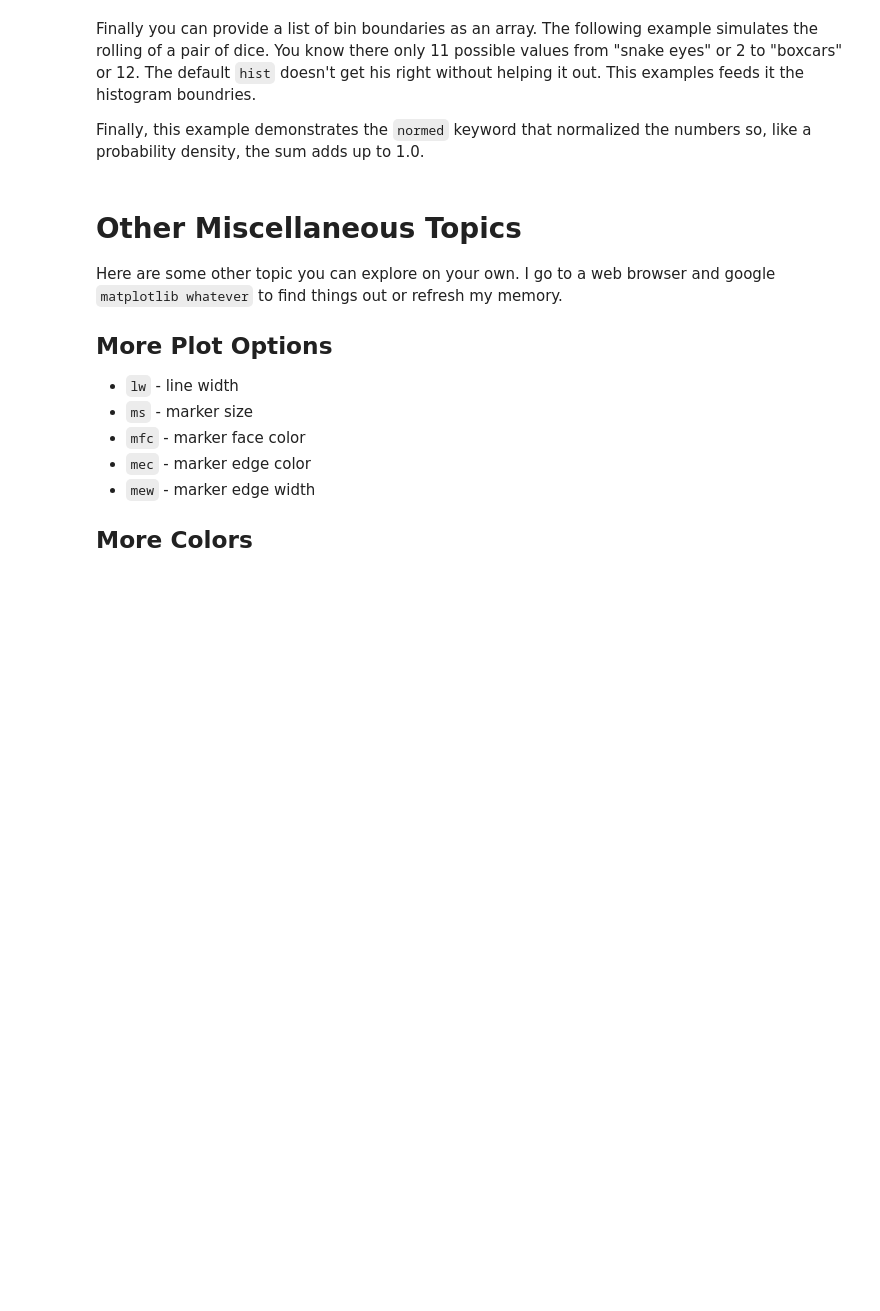
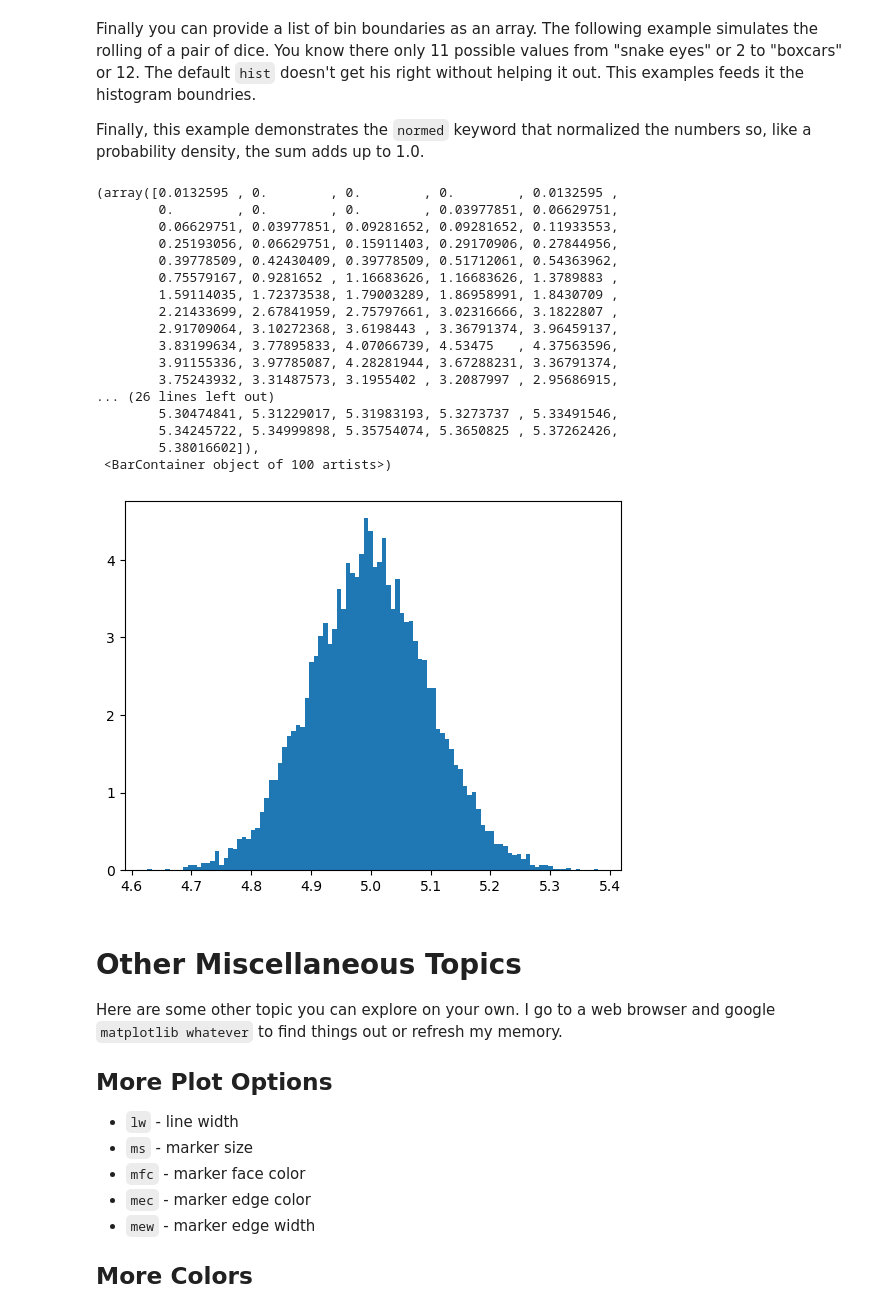
Before and after one commit to DuquesneAtomicPhysics/PythonJupyterSkills, a Jupyter notebook: Skill-05-Basic-Plotting-Student.ipynb, the cells around one changed output. Cells and saved outputs as stored; diff of their text form; code cells hidden in the pictures; blank space fills up the shorter version.

```diff
--- a/Skill-05-Basic-Plotting-Student.ipynb
+++ b/Skill-05-Basic-Plotting-Student.ipynb
@@ -380,6 +404,30 @@ Finally, there is an optional argument `log=True` that make the y-axis logarithm
 Finally you can provide a list of bin boundaries as an array. The following example simulates the rolling of a pair of dice. You know there only 11 possible values from "snake eyes" or 2 to "boxcars" or 12. The default `hist` doesn't get his right without helping it out. This examples feeds it the histogram boundries.
 
 Finally, this example demonstrates the `normed` keyword that normalized the numbers so, like a probability density, the sum adds up to 1.0.
+# %%
+np.random.seed(0)
+meas1 = np.random.normal(5.0, 0.1, 10000)
+
+plt.hist(meas1,100,density=True)
+# %% [output]
+(array([0.0132595 , 0.        , 0.        , 0.        , 0.0132595 ,
+        0.        , 0.        , 0.        , 0.03977851, 0.06629751,
+        0.06629751, 0.03977851, 0.09281652, 0.09281652, 0.11933553,
+        0.25193056, 0.06629751, 0.15911403, 0.29170906, 0.27844956,
+        0.39778509, 0.42430409, 0.39778509, 0.51712061, 0.54363962,
+        0.75579167, 0.9281652 , 1.16683626, 1.16683626, 1.3789883 ,
+        1.59114035, 1.72373538, 1.79003289, 1.86958991, 1.8430709 ,
+        2.21433699, 2.67841959, 2.75797661, 3.02316666, 3.1822807 ,
+        2.91709064, 3.10272368, 3.6198443 , 3.36791374, 3.96459137,
+        3.83199634, 3.77895833, 4.07066739, 4.53475   , 4.37563596,
+        3.91155336, 3.97785087, 4.28281944, 3.67288231, 3.36791374,
+        3.75243932, 3.31487573, 3.1955402 , 3.2087997 , 2.95686915,
+... (26 lines left out)
+        5.30474841, 5.31229017, 5.31983193, 5.3273737 , 5.33491546,
+        5.34245722, 5.34999898, 5.35754074, 5.3650825 , 5.37262426,
+        5.38016602]),
+ <BarContainer object of 100 artists>)
+[figure, added]
 # %% [markdown]
 # Other Miscellaneous Topics
 Here are some other topic you can explore on your own. I go to a web browser and google `matplotlib whatever` to find things out or refresh my memory.
```
Also changed, not shown: parts of 1 cell of this notebook.
